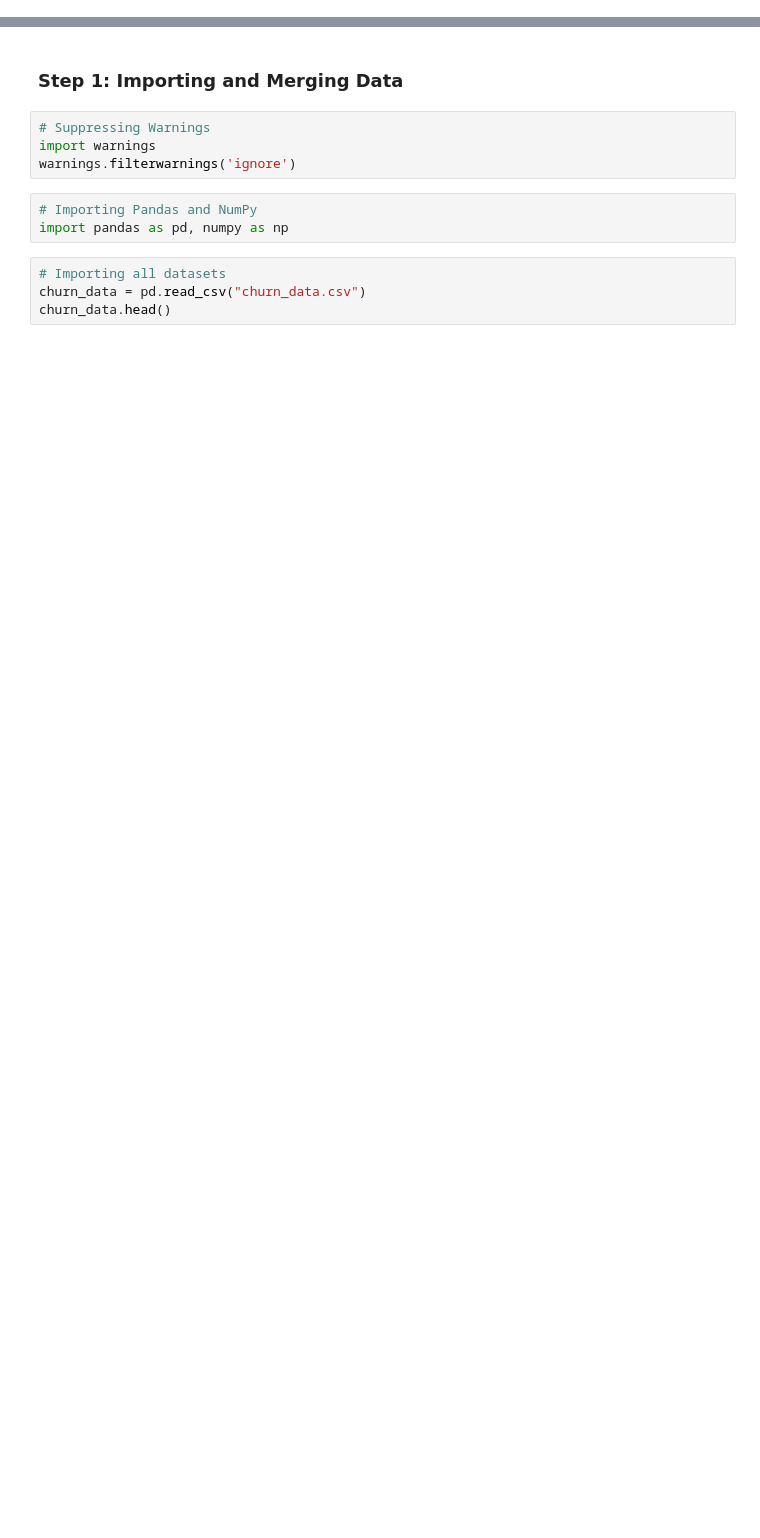
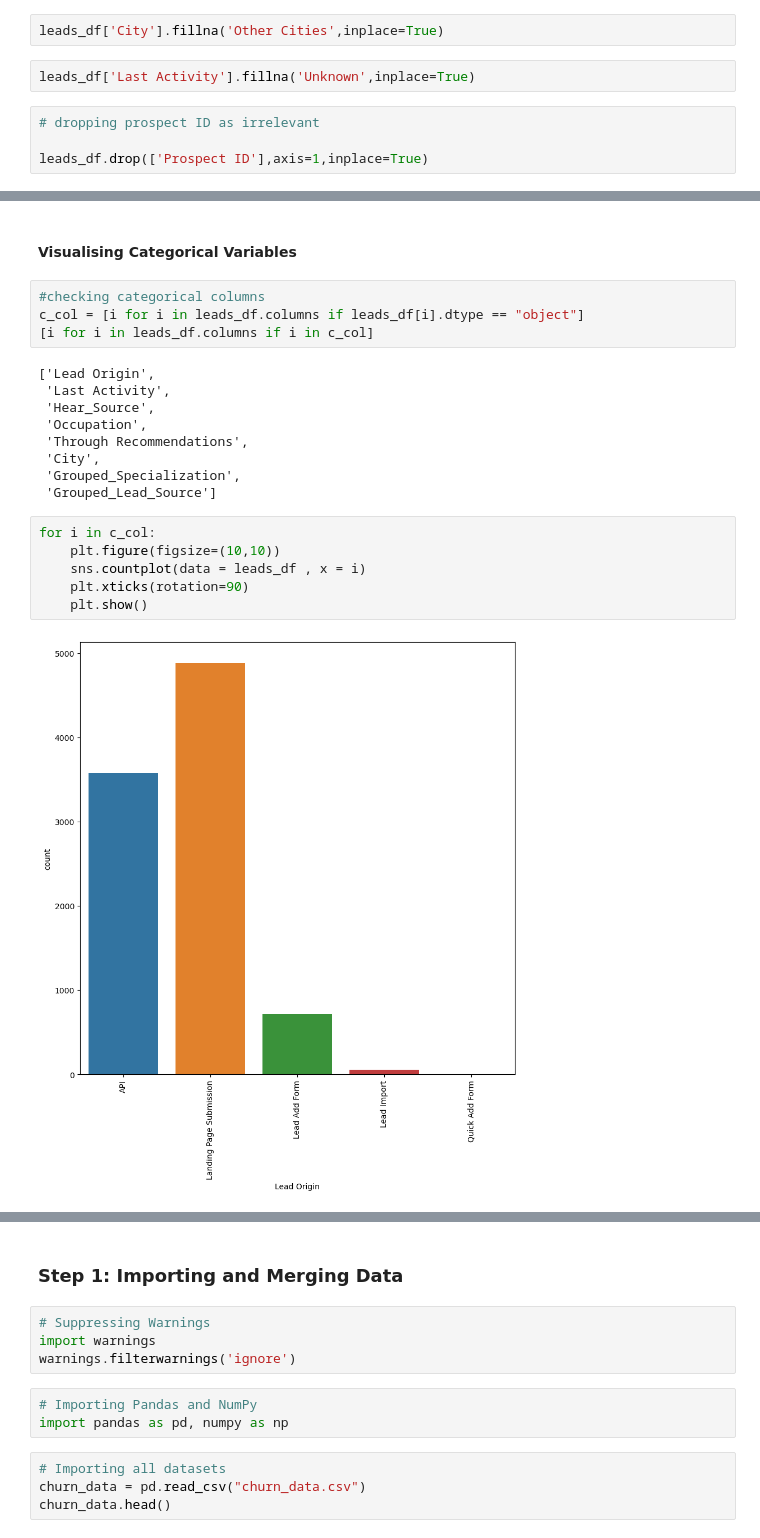
Before and after one commit to sghoshal008/Lead_Scoring_Case_Study, a Jupyter notebook: Lead_Score_assignment_reference.ipynb, the cells around one changed output, grey strips where cells are left out. Drawn from its saved outputs; the diff is of its cells as text; blank space fills up the shorter version.

```diff
--- a/Lead_Score_assignment_reference.ipynb
+++ b/Lead_Score_assignment_reference.ipynb
@@ -3,0 +326,8 @@ With 21 predictor variables we need to predict whether a particular customer wil
+# %%
+leads_df['City'].fillna('Other Cities',inplace=True)
+# %%
+leads_df['Last Activity'].fillna('Unknown',inplace=True)
+# %%
+# dropping prospect ID as irrelevant
+
+leads_df.drop(['Prospect ID'],axis=1,inplace=True)
@@ -3,0 +345,23 @@ With 21 predictor variables we need to predict whether a particular customer wil
+# %% [markdown]
+#### Visualising Categorical Variables
+# %%
+#checking categorical columns
+c_col = [i for i in leads_df.columns if leads_df[i].dtype == "object"]
+[i for i in leads_df.columns if i in c_col]
+# %% [output]
+['Lead Origin',
+ 'Last Activity',
+ 'Hear_Source',
+ 'Occupation',
+ 'Through Recommendations',
+ 'City',
+ 'Grouped_Specialization',
+ 'Grouped_Lead_Source']
+# %%
+for i in c_col:
+    plt.figure(figsize=(10,10))
+    sns.countplot(data = leads_df , x = i)
+    plt.xticks(rotation=90)
+    plt.show()
+# %% [output]
+[figure, added]
```
Also changed, not shown: parts of 40 cells of this notebook.
